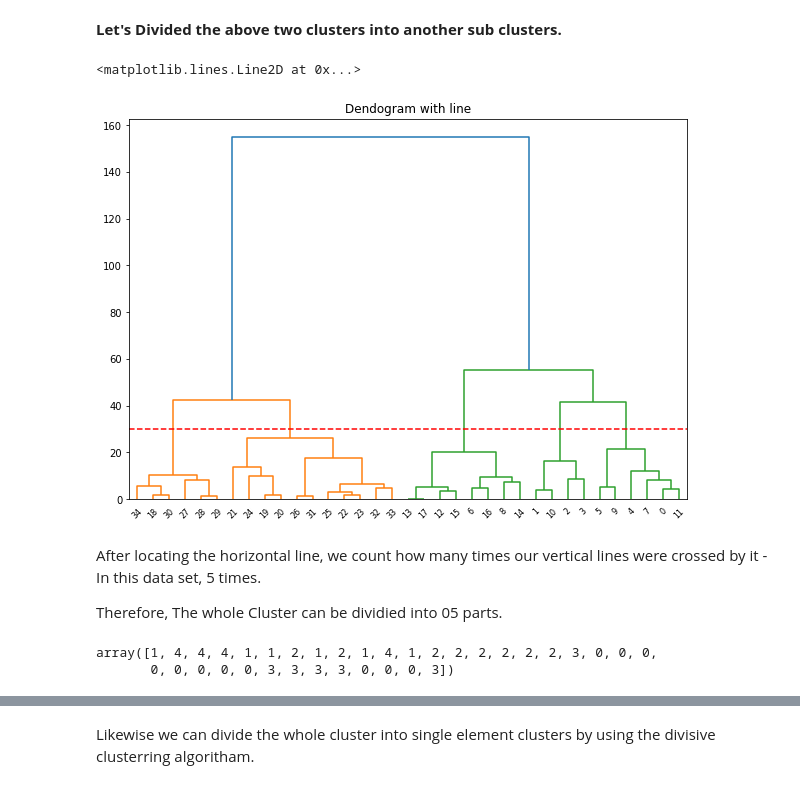
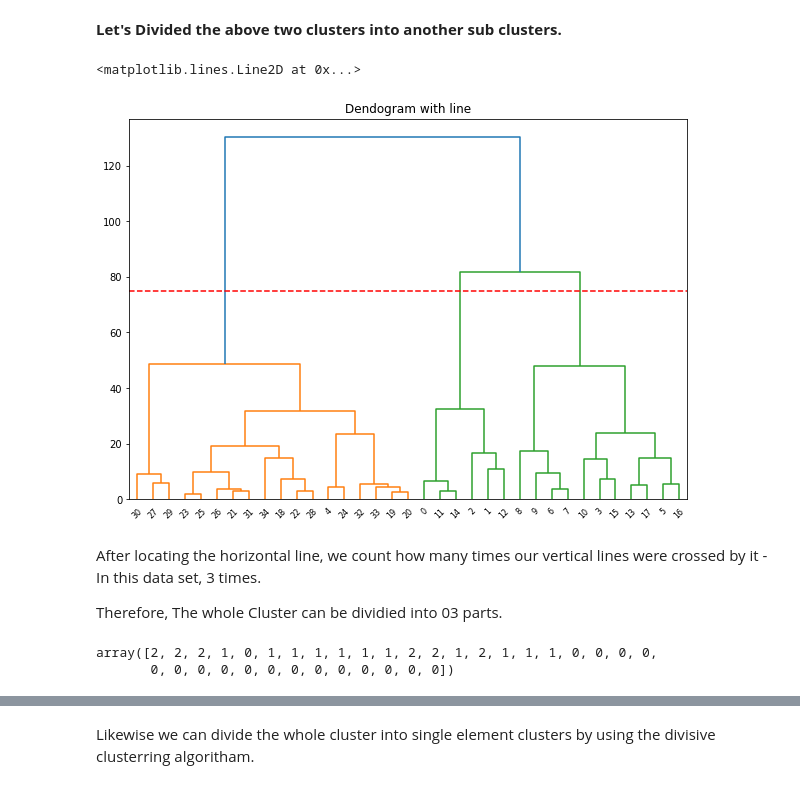
Before and after one commit to ThushanDodanwela/Clustering--Divisive, a Jupyter notebook: Divisive_Clustering.ipynb, the cells around one changed output, grey strips where cells are left out. Saved outputs shown, nothing was run; the diff lists cells and outputs as text; code cells hidden in the pictures.

```diff
--- a/Divisive_Clustering.ipynb
+++ b/Divisive_Clustering.ipynb
@@ -14,9 +14,9 @@
 *   Dictionary name can be used as 'std_Dict'
 # %%
 std_Dict={'id':['001','002','003','004','005','006','007','008','009','010','011','012','013','014','015','016','017','018','019','020','021','022','023','024','025','026','027','028','029','030','031','032','033','034','035'],
-          'height':[187.5,175.70,188.23,182.19,177.49,170.82,161.17,180.83,164.50,175.87,171.87,183.94,162.49,159.63,165.68,160.95,156.95,159.64,157.20,142.76,141.74,132.97,146.96,148.43,148.12,150.17,158.52,163.89,156.80,158.20,157.90,157.54,145.46,150.24,152.93],
+          'height':[187.5,175.70,188.23,156.95,159.64,157.20,142.76,141.74,132.97,146.96,148.43,182.19,177.49,170.82,183.94,162.49,159.63,165.68,160.95,148.12,150.17,158.52,163.89,156.80,158.20,157.90,161.17,180.83,164.50,175.87,171.87,157.54,145.46,150.24,152.93],
           'weight':[73.62,96.48,99.79,93.58,69.03,83.41,76.17,79.78,70.92,84.62,96.93,75.79,85.91,84.55,78.08,88.90,78.40,84.34,44.08,59.42,58.12,58.85,51.11,52.14,64.86,50.64,57.23,45.54,48.17,48.59,42.51,56.02,55.67,54.98,41.34],
-          'gender':['M','M','M','M','M','M','M','M','M','M','M','M','M','M','M','M','M','M','F','F','F','F','F','F','F','F','F','F','F','F','F','F','F','F','F']}
+          }
 
 print(std_Dict)
 # %% [output]
@@ -130,22 +140,22 @@ The dendrogram should be considered only as a reference when used to choose the
 # %%
 plt.figure(figsize=(10, 7))
 plt.title("Dendogram with line")
 clusters = sc.linkage(data,
             method='ward',
             metric="euclidean")
 sc.dendrogram(clusters)
-plt.axhline(y = 30, color = 'r', linestyle = '--')
+plt.axhline(y = 75, color = 'r', linestyle = '--')
 # %% [output]
 <matplotlib.lines.Line2D at 0x...>
-[figure, old version]
+[figure, new version]
 # %% [markdown]
-After locating the horizontal line, we count how many times our vertical lines were crossed by it - In this data set, 5 times.
+After locating the horizontal line, we count how many times our vertical lines were crossed by it - In this data set, 3 times.
 
-Therefore, The whole Cluster can be dividied into 05 parts.
+Therefore, The whole Cluster can be dividied into 03 parts.
 # %%
 from sklearn.cluster import AgglomerativeClustering
-cluster = AgglomerativeClustering(n_clusters=5, affinity='euclidean', linkage='ward')
+cluster = AgglomerativeClustering(n_clusters=3, affinity='euclidean', linkage='ward')
 cluster.fit_predict(data)
 # %% [output]
-array([1, 4, 4, 4, 1, 1, 2, 1, 2, 1, 4, 1, 2, 2, 2, 2, 2, 2, 3, 0, 0, 0,
-       0, 0, 0, 0, 0, 3, 3, 3, 3, 0, 0, 0, 3])
+array([2, 2, 2, 1, 0, 1, 1, 1, 1, 1, 1, 2, 2, 1, 2, 1, 1, 1, 0, 0, 0, 0,
+       0, 0, 0, 0, 0, 0, 0, 0, 0, 0, 0, 0, 0])
```
Also changed, not shown: parts of 9 cells of this notebook.
